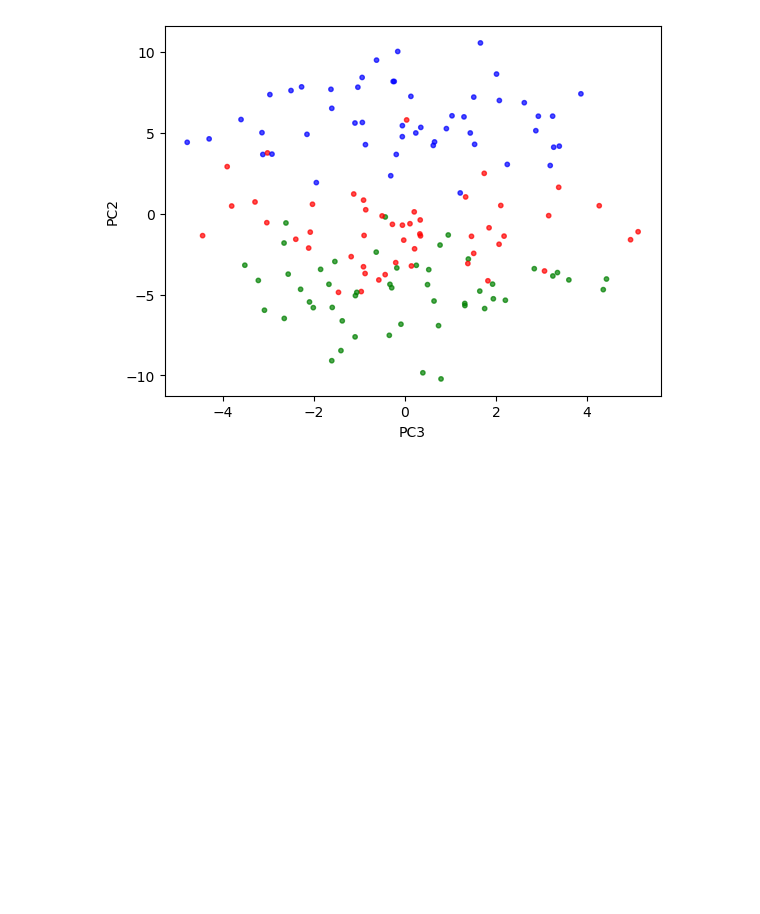
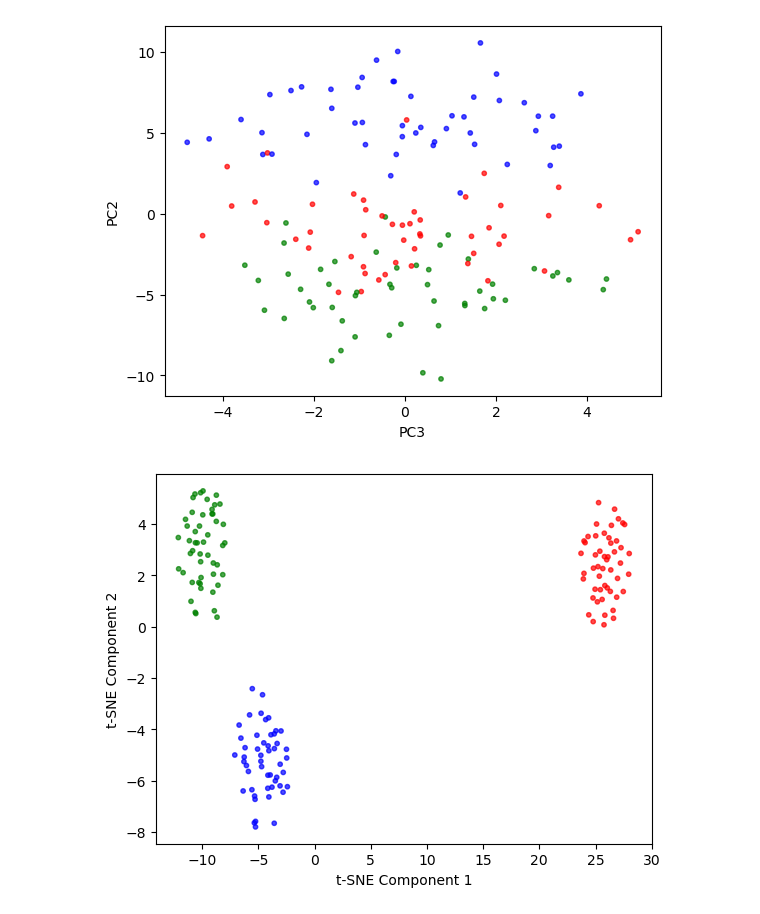
Before and after one commit to bernaprioste1704/6-7-edition, a Jupyter notebook: Unsupervised Learning/Dimensionality reduction/PCA.ipynb, the cells around one changed output. Saved outputs shown, nothing was run; the diff lists cells and outputs as text; code cells hidden in the pictures; blank space fills up the shorter version.

```diff
--- a/Unsupervised Learning/Dimensionality reduction/PCA.ipynb
+++ b/Unsupervised Learning/Dimensionality reduction/PCA.ipynb
@@ -151,3 +158,19 @@ plt.ylabel("PC2")
 plt.show()
 # %% [output]
 [figure]
+# %%
+from sklearn.manifold import TSNE
+import matplotlib.pyplot as plt
+
+# Reduce dimensions to 2 using t-SNE
+tsne = TSNE(n_components=2, random_state=50)
+X_tsne = tsne.fit_transform(X)
+
+# Visualize on the t-SNE plane
+# The clusters may appear more compact or separated!
+plt.scatter(X_tsne[:, 0], X_tsne[:, 1], marker="o", alpha=0.7, s=10, c=labelColors)
+plt.xlabel("t-SNE Component 1")
+plt.ylabel("t-SNE Component 2")
+plt.show()
+# %% [output]
+[figure, added]
```
Also changed, not shown: parts of 9 cells of this notebook.
